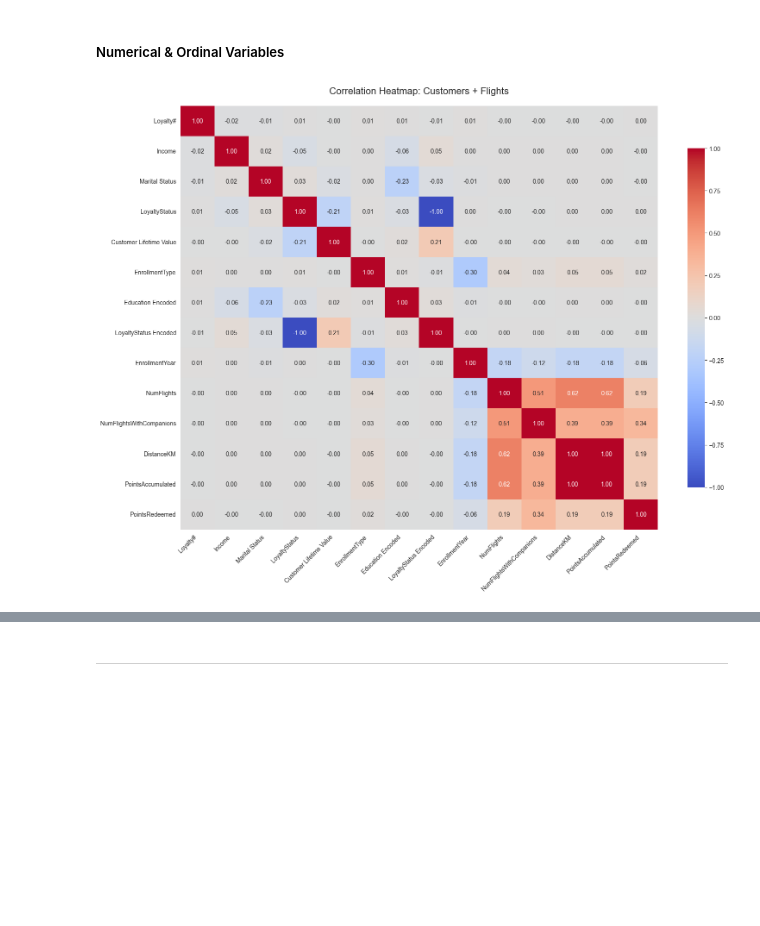
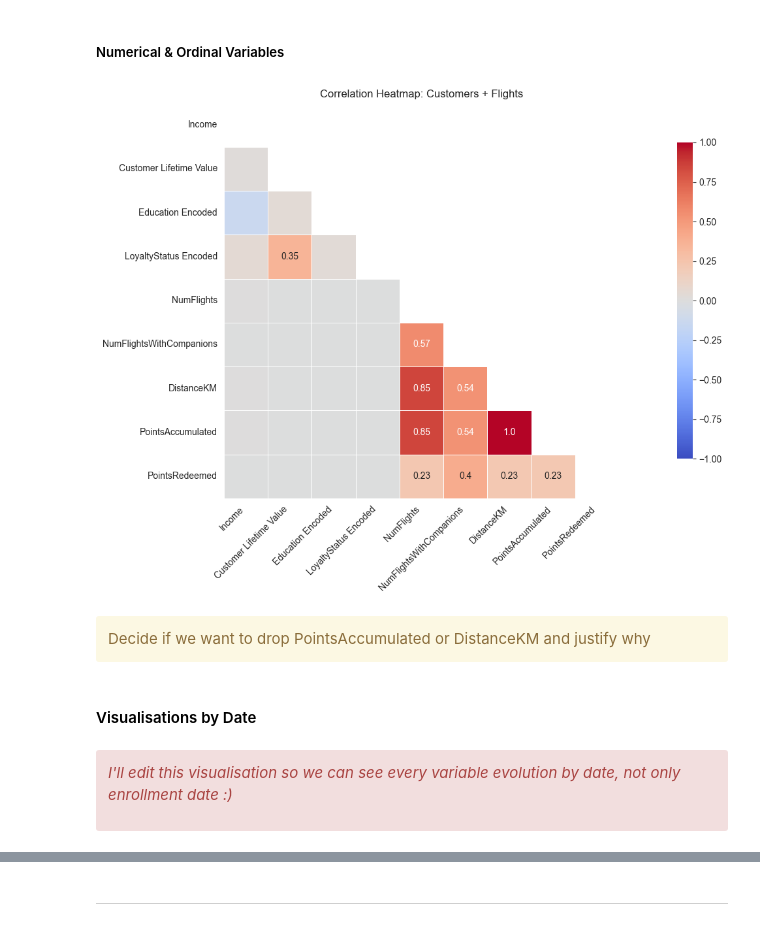
Before and after one commit to lCarvas/data-mining, a Jupyter notebook: src/Group94_EDA_Code.ipynb, the cells around one changed output, grey strips where cells are left out. Drawn from its saved outputs; the diff is of its cells as text; code cells hidden in the pictures; blank space fills up the shorter version.

```diff
--- a/src/Group94_EDA_Code.ipynb
+++ b/src/Group94_EDA_Code.ipynb
@@ -885,34 +859,52 @@ plt.show()
 # %% [markdown]
 ##### Numerical & Ordinal Variables
 # %%
+corr_var = merged_df.copy()
 
+for col in corr_var:
+    if col not in customer_numerical_variables + customer_ordinal_variables_encoded + flight_numerical_variables:
+        corr_var.drop(columns=[col], inplace=True)
 
-merged_data = pd.merge(customerDB_copy, flightDB_copy, on='Loyalty#', how='left')
+# We're using Spearman correlation since we have ordinal and non-normally distributed variables
+corr = corr_var.corr(method='spearman')
 
+plt.figure(figsize=(18,8))
+annot = corr.round(2).astype(str)
+weak_mask = corr.abs() < 0.2
+annot = annot.where(~weak_mask, '')
 
-merged_encoded = merged_data.drop(columns=['Year', 'Month', 'Location Code', 'Province or State', 'City', 'Education', 'Gender']).copy()
+upper_tri = np.triu(np.ones_like(corr, dtype=bool))
+mask = upper_tri
 
-for col in merged_encoded.select_dtypes('object'):
-    merged_encoded[col] = merged_encoded[col].astype('category').cat.codes
-
-
-corr = merged_encoded.corr(numeric_only=True)
-
-
-plt.figure(figsize=(16,12))
 sns.heatmap(
     corr,
-    annot=True,
+    annot=annot,
+    mask=mask,
+    vmin=-1, vmax=1,
+    square=True,
     cmap='coolwarm',
-    fmt='.2f',
+    fmt='s',
+    linewidths=.5,
     annot_kws={"size": 10},
     cbar_kws={'shrink': 0.8}
 )
 
-plt.title('Correlation Heatmap: Customers + Flights', fontsize=16, pad=20)
+plt.title('Correlation Heatmap: Customers + Flights')
 plt.xticks(rotation=45, ha='right', fontsize=10)
 plt.yticks(fontsize=10)
 plt.tight_layout()
 plt.show()
 # %% [output]
-[figure, old version]
+[figure, new version]
+# %% [markdown]
+<div class="alert alert-block alert-warning">
+Decide if we want to drop PointsAccumulated or DistanceKM and justify why
+</div>
+# %% [markdown]
+#### Visualisations by Date
+# %% [markdown]
+<div class="alert alert-block alert-danger">
+
+*I'll edit this visualisation so we can see every variable evolution by date, not only enrollment date :)*
+
+</div>
```
Also changed, not shown: parts of 20 cells of this notebook, 1 other file.
